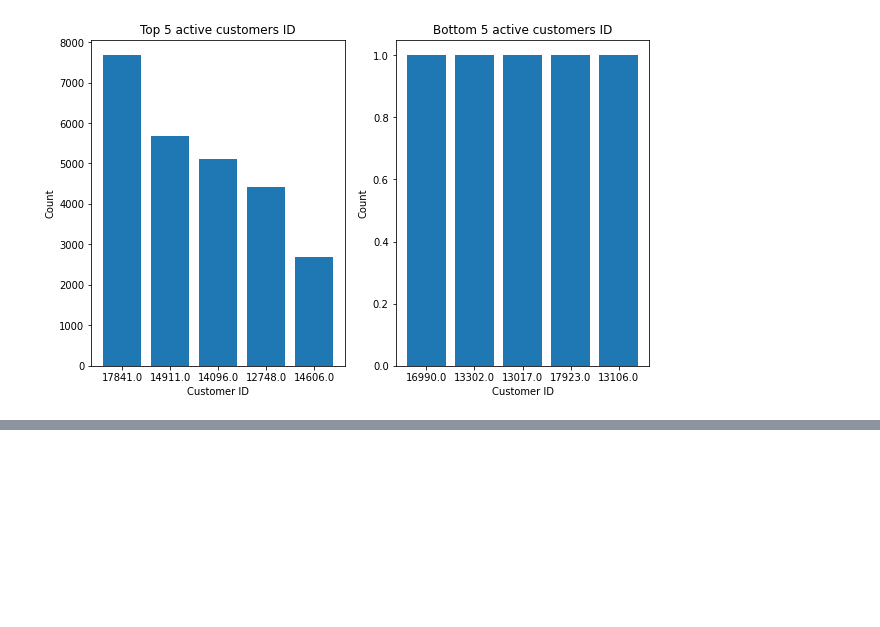
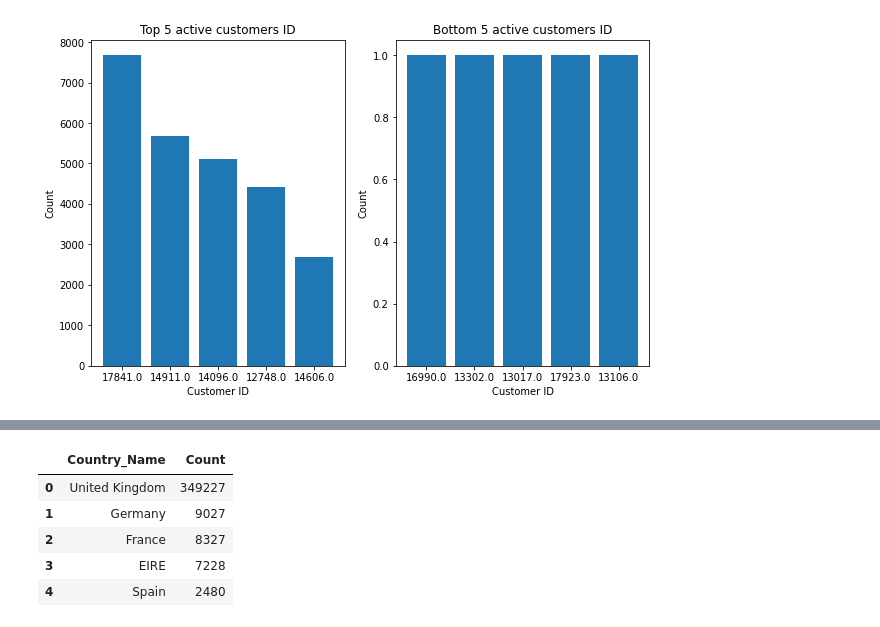
Before and after one commit to Sharath2021/Online-Retail-Customer-Segmentation, a Jupyter notebook: Online_Retail_Customer_Segmentation_Capstone_Project.ipynb, the cells around one changed output, grey strips where cells are left out. Drawn from its saved outputs; the diff is of its cells as text; code cells hidden in the pictures; blank space fills up the shorter version.

```diff
--- a/Online_Retail_Customer_Segmentation_Capstone_Project.ipynb
+++ b/Online_Retail_Customer_Segmentation_Capstone_Project.ipynb
@@ -242,0 +282,13 @@ Text(0, 0.5, 'Count')
+# %%
+# top 5 countries
+country_df=retail_data['Country'].value_counts().reset_index()
+country_df.rename(columns={'index': 'Country_Name'}, inplace=True)
+country_df.rename(columns={'Country': 'Count'}, inplace=True)
+country_df.head()
+# %% [output]
+|  | Country_Name | Count |
+| 0 | United Kingdom | 349227 |
+| 1 | Germany | 9027 |
+| 2 | France | 8327 |
+| 3 | EIRE | 7228 |
+| 4 | Spain | 2480 |
```
Also changed, not shown: parts of 10 cells of this notebook.
